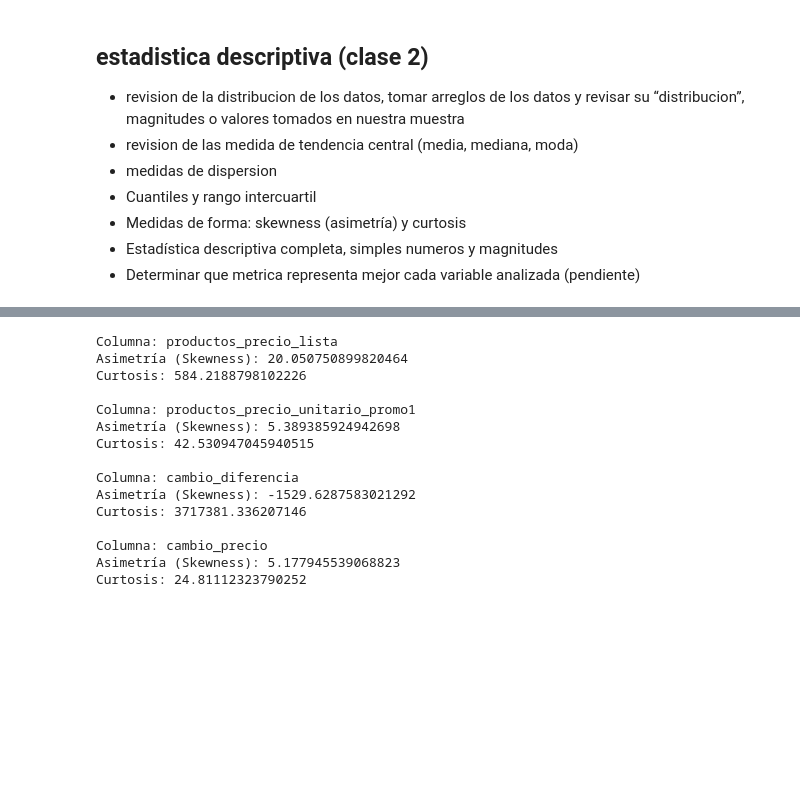
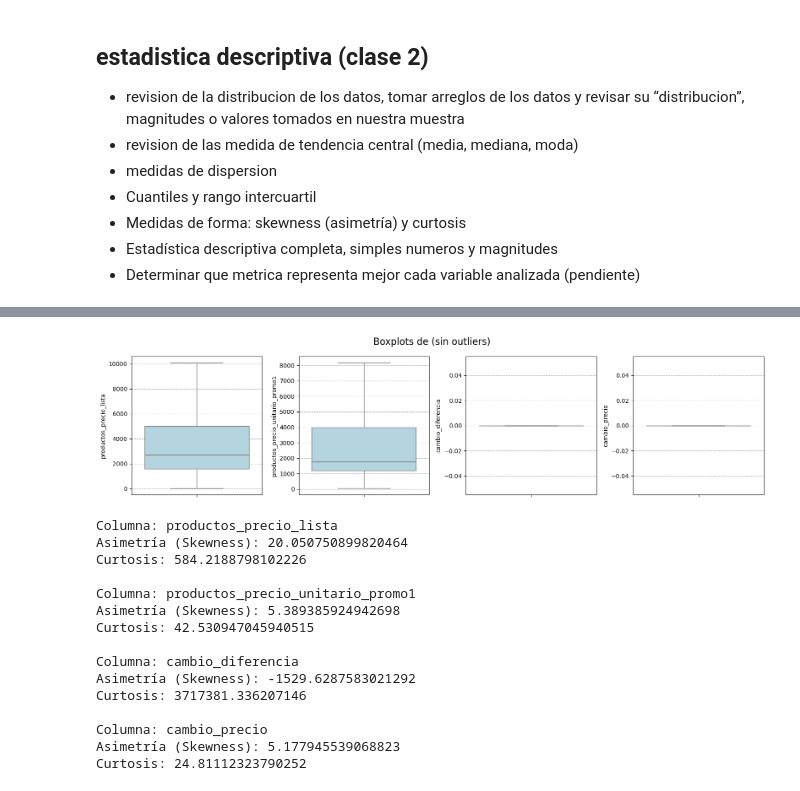
Before and after one commit to MMarck/AdD_proyecto, a Jupyter notebook: exploracion_dataset.ipynb, the cells around one changed output, grey strips where cells are left out. Saved outputs shown, nothing was run; the diff lists cells and outputs as text; code cells hidden in the pictures; blank space fills up the shorter version.

```diff
--- a/exploracion_dataset.ipynb
+++ b/exploracion_dataset.ipynb
@@ -350,3 +420,21 @@ plt.show()
+# %%
+fig, ax = plt.subplots(1, 4, figsize=(16, 4))
+
+sns.boxplot(data=df_agrupado, y='productos_precio_lista', color="lightblue", ax=ax[0],showfliers=False)
+sns.boxplot(data=df_agrupado, y='productos_precio_unitario_promo1', color="lightblue", ax=ax[1],showfliers=False)
+sns.boxplot(data=df_agrupado, y='cambio_diferencia', color="lightblue", ax=ax[2],showfliers=False)
+sns.boxplot(data=df_agrupado, y='cambio_precio', color="lightblue", ax=ax[3],showfliers=False)
+
+ax[0].grid(axis='y', ls='--')
+ax[1].grid(axis='y', ls='--')
+ax[2].grid(axis='y', ls='--')
+ax[3].grid(axis='y', ls='--')
+
+plt.suptitle('Boxplots de (sin outliers)', fontsize=16)
+plt.tight_layout()
+plt.show()
+# %% [output]
+[figure, added]
 # %%
 
 def imprimir_asimetria_curtosis(df, columna):
```
Also changed, not shown: parts of 15 cells of this notebook.
